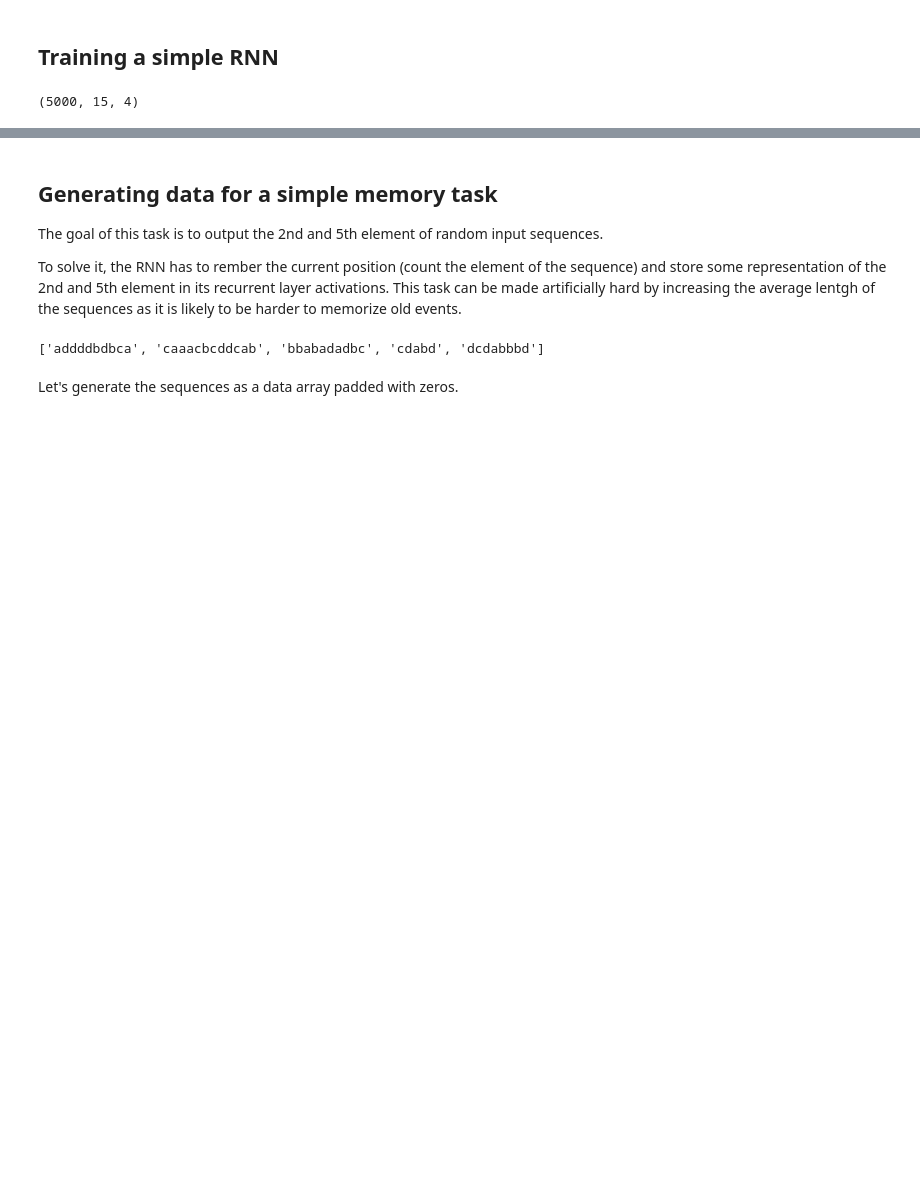
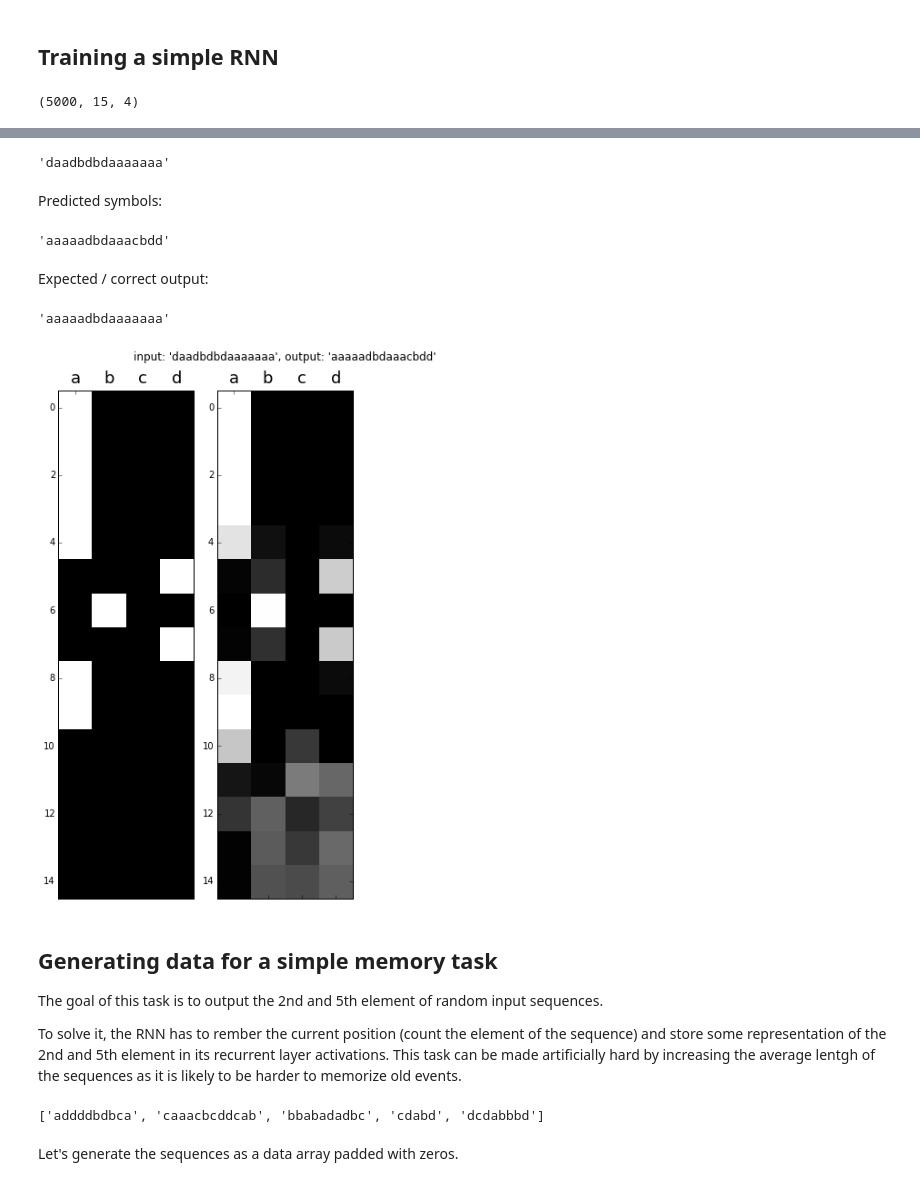
Before and after one commit to deeplearningparis/dl-rnn, a Jupyter notebook: Sequence_Memory_Task.ipynb, the cells around one changed output, grey strips where cells are left out. Cells and saved outputs as stored; diff of their text form; code cells hidden in the pictures; blank space fills up the shorter version.

```diff
--- a/Sequence_Memory_Task.ipynb
+++ b/Sequence_Memory_Task.ipynb
@@ -332,8 +332,8 @@ from rnn import RnnMiniBatch
 
 n_features = X_short_train.shape[2]
 n_ouputs = Y_short_train.shape[2]
-batch_size = 64
+batch_size = 256
 
-model = RnnMiniBatch(n_features, 10, n_ouputs, lr=1.,
+model = RnnMiniBatch(n_features, 10, n_ouputs, lr=.5,
                      batch_size=batch_size, single_output=False,
                      cost_function='cxe')
@@ -397,0 +408,3 @@ Validation score stopped improving
+# %%
+X_validation_batch = X_short_validation[0:256]
+X_validation_batch.shape
@@ -397,0 +413,2 @@ Validation score stopped improving
+# %%
+predicted = model.predictions(X_validation_batch)
@@ -398,3 +421,25 @@ Validation score stopped improving
+# %%
+binarray_to_symbols(X_validation_batch[0])
+# %% [output]
+'daadbdbdaaaaaaa'
+# %% [markdown]
+Predicted symbols:
+# %%
+binarray_to_symbols(predicted[0])
+# %% [output]
+'aaaaadbdaaacbdd'
+# %% [markdown]
+Expected / correct output:
+# %%
+binarray_to_symbols(Y_short_validation[0])
+# %% [output]
+'aaaaadbdaaaaaaa'
+# %%
+plot_parallel_tapes(Y_short_validation[0], predicted[0],
+                    binarray_to_symbols(X_validation_batch[0]),
+                    binarray_to_symbols(predicted[0]))
+# %% [output]
+[figure, added]
 # %% [markdown]
 ## Generating data for a simple memory task
 
```
Also changed, not shown: parts of 8 cells of this notebook.
